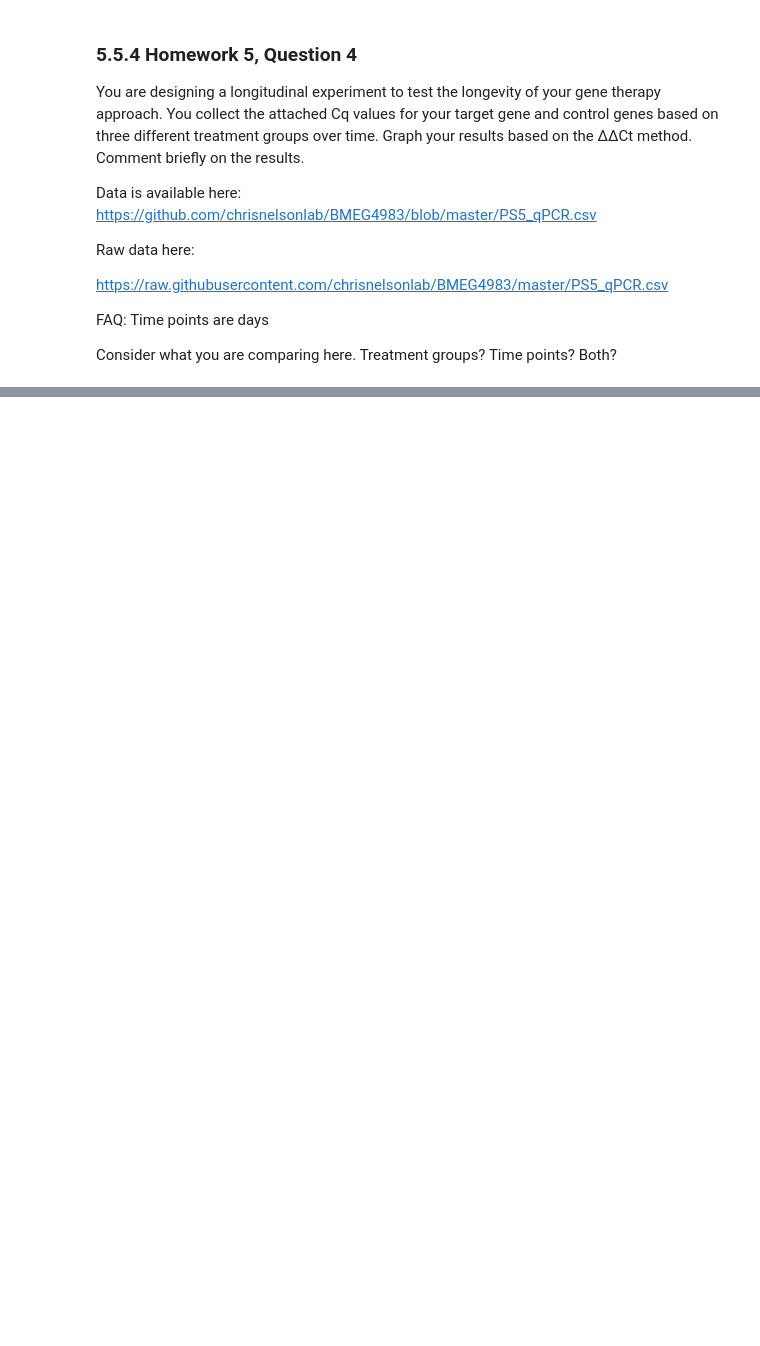
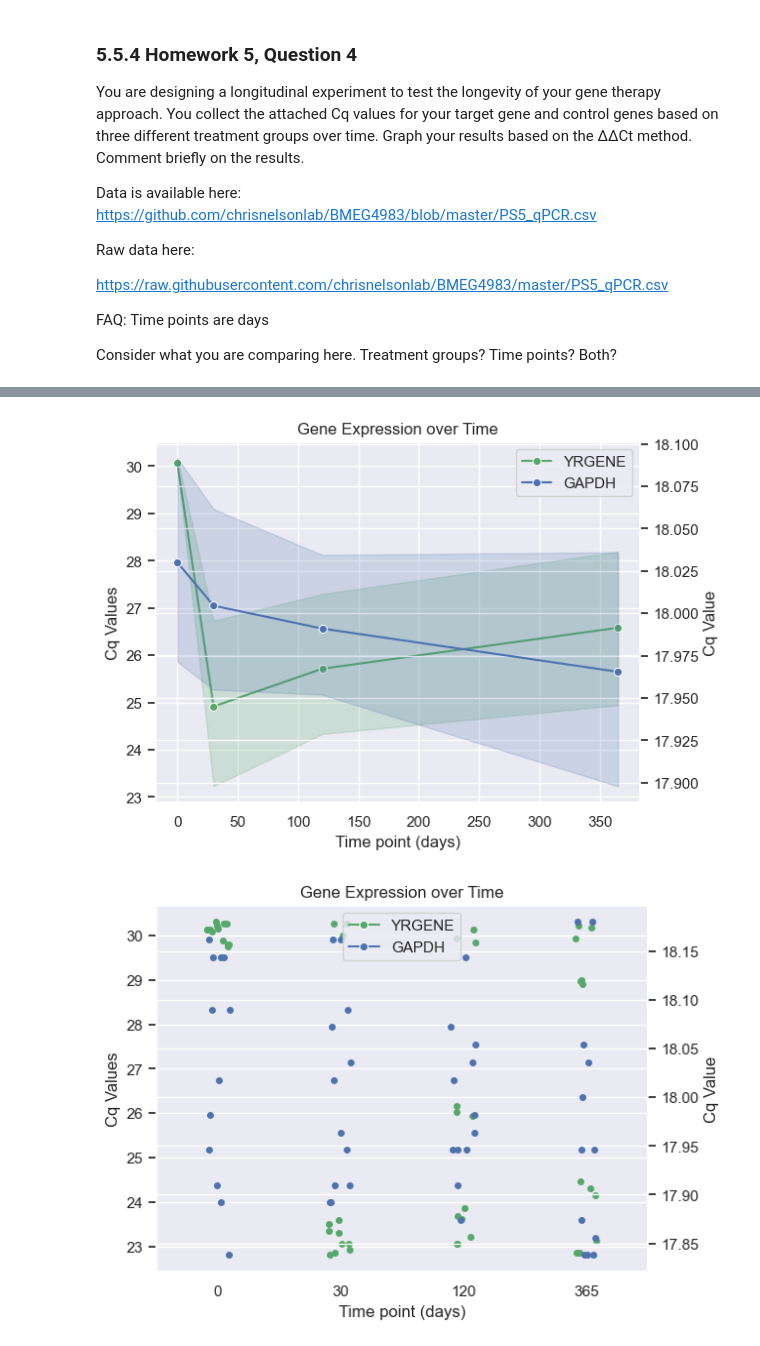
Before and after one commit to empotts/uark-genome-engineering-course, a Jupyter notebook: W5_2024_BMEG4983.ipynb, the cells around one changed output, grey strips where cells are left out. Saved outputs shown, nothing was run; the diff lists cells and outputs as text; code cells hidden in the pictures; blank space fills up the shorter version.

```diff
--- a/W5_2024_BMEG4983.ipynb
+++ b/W5_2024_BMEG4983.ipynb
@@ -392,0 +399,68 @@ qPCR_df = pd.read_csv("PS5_qPCR.csv", sep=",")
+# %%
+#Placeholder code if you want to adapt code.
+#You can also use excel or your preferred method for data analysis
+#%pip install seaborn
+
+import pandas as pd
+import seaborn as sns
+qPCR_df = pd.read_csv("PS5_qPCR.csv", sep=",")
+
+print(qPCR_df)
+
+import matplotlib.pyplot as plt
+
+# Set the style of the plot
+#sns.set(style="darkgrid")
+
+# Plot the data
+# Set the style of the plot
+
+
+# Show the plot
+# Create separate dataframes for each gene
+yr_gene_df = qPCR_df[qPCR_df['Gene'] == 'YRGENE']
+gadph_df = qPCR_df[qPCR_df['Gene'] == 'GAPDH']
+
+print(yr_gene_df)
+print(gadph_df)
+
+# Set the style of the plot
+sns.set_theme(style="darkgrid")
+
+# Plot the data for YRGENE on the left y-axis
+sns.lineplot(data=yr_gene_df, x="Time point (days)", y="Cq Values", color="g", marker="o")
+
+# Create a second y-axis
+ax2 = plt.twinx()
+
+# Plot the data for Gadph on the right y-axis
+sns.lineplot(data=gadph_df, x="Time point (days)", y="Cq Values", color="b", ax=ax2, marker="o")
+
+# Set the title and labels
+plt.title("Gene Expression over Time")
+plt.xlabel("Time")
+plt.ylabel("Cq Value")
+plt.legend([yr_gene_plot.lines[0], gadph_plot.lines[0]], ['YRGENE', 'GAPDH'])
+
+
+# Show the plot
+plt.show()
+
+sns.set(style="darkgrid")
+
+# Plot the data
+sns.stripplot(data=yr_gene_df, x="Time point (days)", y="Cq Values", color="g", marker="o")
+ax2 = plt.twinx()
+
+# Plot the data for Gadph on the right y-axis
+sns.stripplot(data=gadph_df, x="Time point (days)", y="Cq Values", color="b", ax=ax2, marker="o")
+
+# Set the title and labels
+plt.title("Gene Expression over Time")
+plt.xlabel("Time")
+plt.ylabel("Cq Value")
+plt.legend([yr_gene_plot.lines[0], gadph_plot.lines[0]], ['YRGENE', 'GAPDH'])
+
+
+plt.show()
+# %% [output]
@@ -392,0 +484,2 @@ qPCR_df = pd.read_csv("PS5_qPCR.csv", sep=",")
+[figure, added]
+[figure, added]
```
Also changed, not shown: parts of 5 cells of this notebook.
